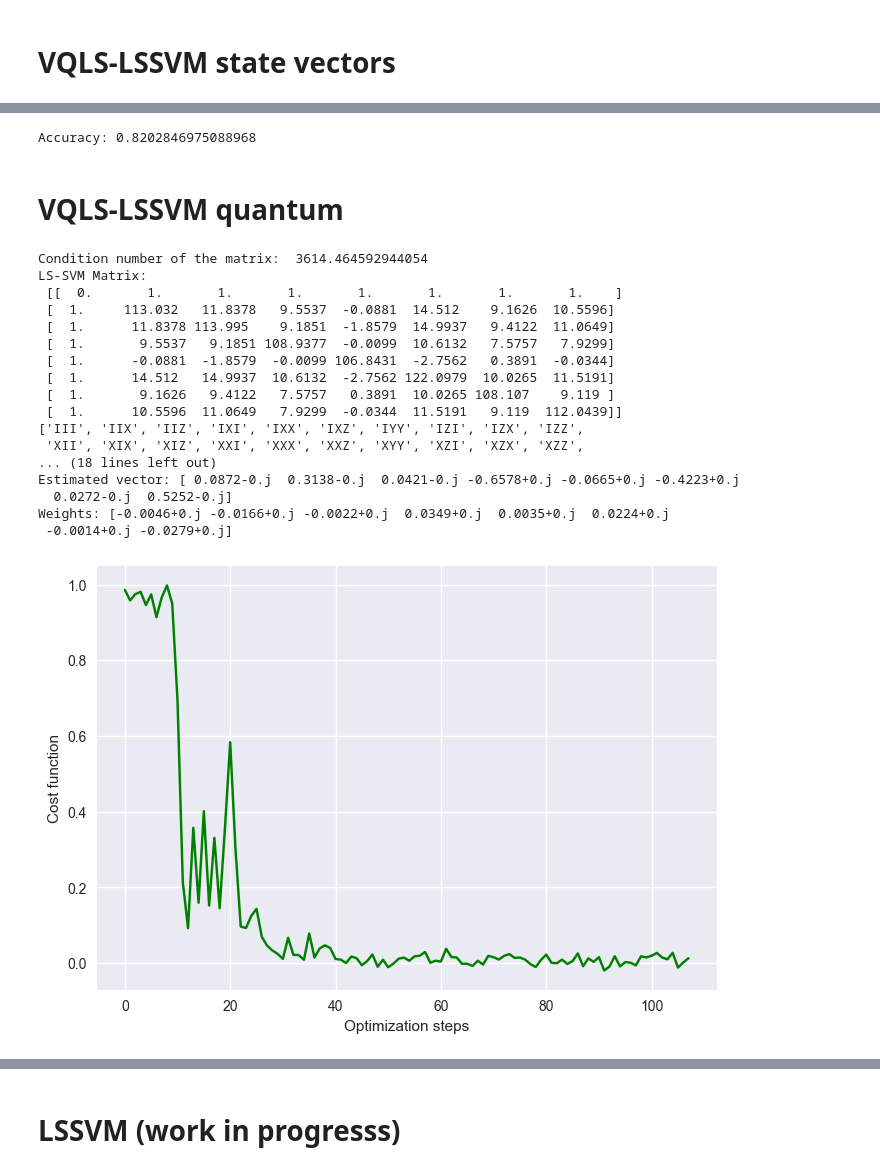
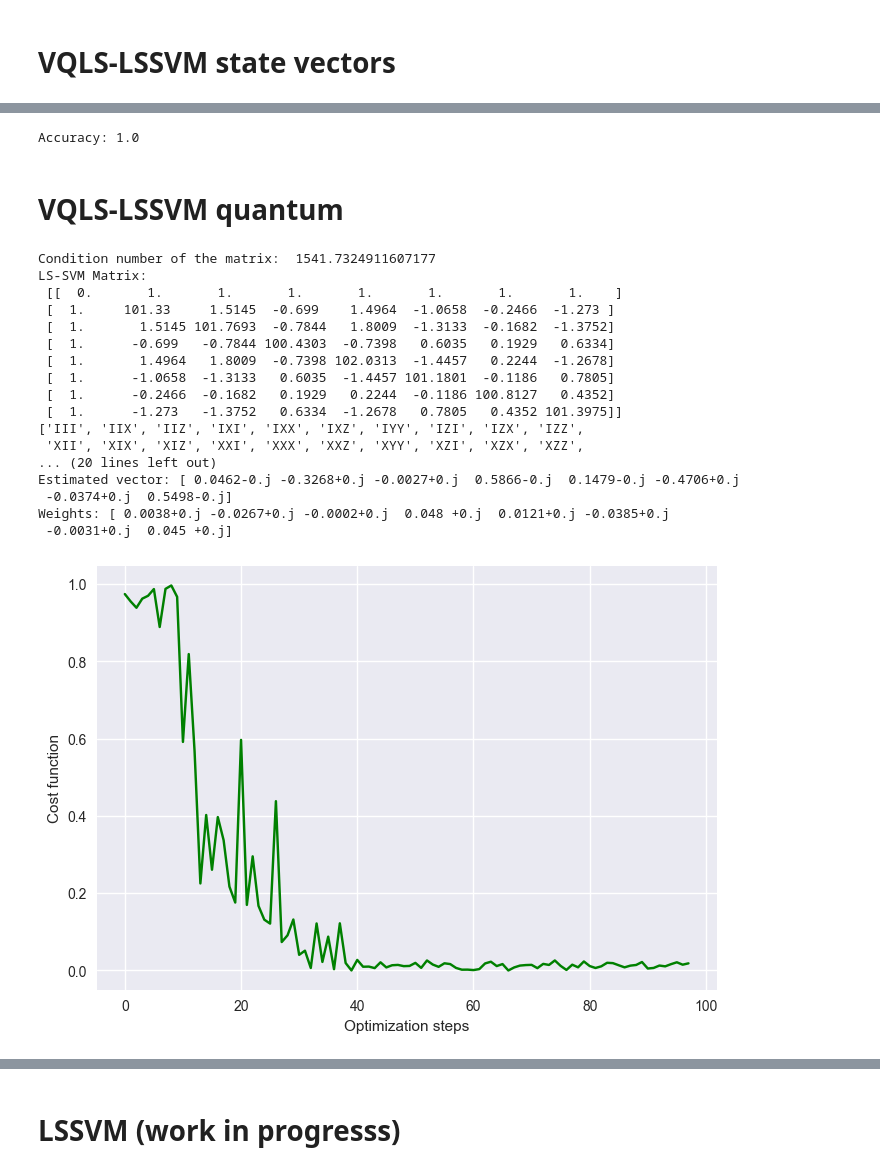
Before and after one commit to cezaris13/CourseWork, a Jupyter notebook: VQLS-QSVM-Implementation/CodeExamples/VQLS-QSVM.ipynb, the cells around one changed output, grey strips where cells are left out. Saved outputs shown, nothing was run; the diff lists cells and outputs as text; code cells hidden in the pictures.

```diff
--- a/VQLS-QSVM-Implementation/CodeExamples/VQLS-QSVM.ipynb
+++ b/VQLS-QSVM-Implementation/CodeExamples/VQLS-QSVM.ipynb
@@ -17,7 +17,7 @@ gamma: float = 0.01 # regularization parameter
 subsetSize: int = 2**qubits - 1 # number of training points
 classToFilterOut: int = 2
 # %%
-xTrain, xTest, yTrain, yTest = prepareDataset(normalizeValues=True, dataset="breastCancer",subsetSize=subsetSize, classToFilterOut=classToFilterOut)
+xTrain, xTest, yTrain, yTest = prepareDataset(normalizeValues=True, dataset="iris",subsetSize=subsetSize, classToFilterOut=classToFilterOut)
 print(xTrain)
 print(yTrain)
 # %% [output]
@@ -42,6 +33,6 @@ print(yTrain)
 # VQLS-LSSVM state vectors
 # %%
 vqlssvmVectors: VQLSSVM = VQLSSVM(gamma, shots)
-vqlssvmVectors.train(xTrain, yTrain, quantumSimulation=False, verbose=True, iterations = 200, method="COBYLA")
+vqlssvmVectors.train(xTrain, yTrain, quantumSimulation=False, verbose=True, iterations = 200, method="COBYLA", threads=4, jobs=4)
 vqlssvmVectors.plotCost()
 # %% [output]
@@ -86,33 +76,33 @@ print(vqlssvmVectors.predict(xTest))
 # %%
 print("Accuracy:",vqlssvmVectors.accuracy(xTest, yTest))
 # %% [output]
-Accuracy: 0.8202846975088968
+Accuracy: 1.0
 # %% [markdown]
 # VQLS-LSSVM quantum
 # %%
 vqlssvmQuantum: VQLSSVM = VQLSSVM(gamma, shots)
-vqlssvmQuantum.train(xTrain, yTrain, quantumSimulation=True, verbose=True, iterations = 200)
+vqlssvmQuantum.train(xTrain, yTrain, quantumSimulation=True, verbose=True, iterations = 200, threads=4, jobs=4)
 
 vqlssvmQuantum.plotCost()
 # %% [output]
-Condition number of the matrix:  3614.464592944054
+Condition number of the matrix:  1541.7324911607177
 LS-SVM Matrix:
  [[  0.       1.       1.       1.       1.       1.       1.       1.    ]
- [  1.     113.032   11.8378   9.5537  -0.0881  14.512    9.1626  10.5596]
- [  1.      11.8378 113.995    9.1851  -1.8579  14.9937   9.4122  11.0649]
- [  1.       9.5537   9.1851 108.9377  -0.0099  10.6132   7.5757   7.9299]
- [  1.      -0.0881  -1.8579  -0.0099 106.8431  -2.7562   0.3891  -0.0344]
- [  1.      14.512   14.9937  10.6132  -2.7562 122.0979  10.0265  11.5191]
- [  1.       9.1626   9.4122   7.5757   0.3891  10.0265 108.107    9.119 ]
- [  1.      10.5596  11.0649   7.9299  -0.0344  11.5191   9.119  112.0439]]
+ [  1.     101.33     1.5145  -0.699    1.4964  -1.0658  -0.2466  -1.273 ]
+ [  1.       1.5145 101.7693  -0.7844   1.8009  -1.3133  -0.1682  -1.3752]
+ [  1.      -0.699   -0.7844 100.4303  -0.7398   0.6035   0.1929   0.6334]
+ [  1.       1.4964   1.8009  -0.7398 102.0313  -1.4457   0.2244  -1.2678]
+ [  1.      -1.0658  -1.3133   0.6035  -1.4457 101.1801  -0.1186   0.7805]
+ [  1.      -0.2466  -0.1682   0.1929   0.2244  -0.1186 100.8127   0.4352]
+ [  1.      -1.273   -1.3752   0.6334  -1.2678   0.7805   0.4352 101.3975]]
 ['III', 'IIX', 'IIZ', 'IXI', 'IXX', 'IXZ', 'IYY', 'IZI', 'IZX', 'IZZ',
  'XII', 'XIX', 'XIZ', 'XXI', 'XXX', 'XXZ', 'XYY', 'XZI', 'XZX', 'XZZ',
-... (18 lines left out)
-Estimated vector: [ 0.0872-0.j  0.3138-0.j  0.0421-0.j -0.6578+0.j -0.0665+0.j -0.4223+0.j
-  0.0272-0.j  0.5252-0.j]
-Weights: [-0.0046+0.j -0.0166+0.j -0.0022+0.j  0.0349+0.j  0.0035+0.j  0.0224+0.j
- -0.0014+0.j -0.0279+0.j]
+... (20 lines left out)
+Estimated vector: [ 0.0462-0.j -0.3268+0.j -0.0027+0.j  0.5866-0.j  0.1479-0.j -0.4706+0.j
+ -0.0374+0.j  0.5498-0.j]
+Weights: [ 0.0038+0.j -0.0267+0.j -0.0002+0.j  0.048 +0.j  0.0121+0.j -0.0385+0.j
+ -0.0031+0.j  0.045 +0.j]
-[figure, old version]
+[figure, new version]
 # %%
 costCOBYLA = vqlssvmQuantum.getCostHistory()
 
```
Also changed, not shown: parts of 6 cells of this notebook, 4 other files.
